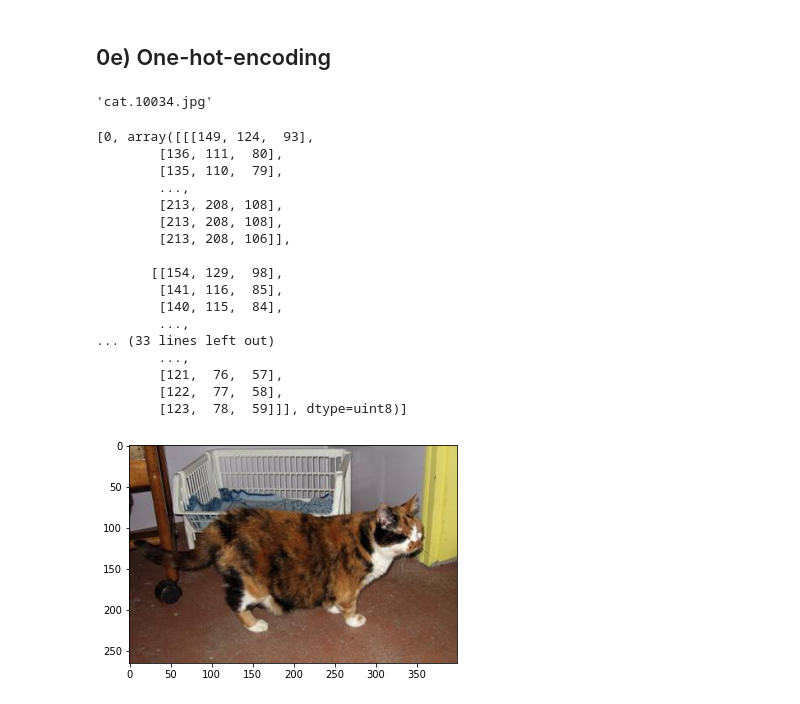
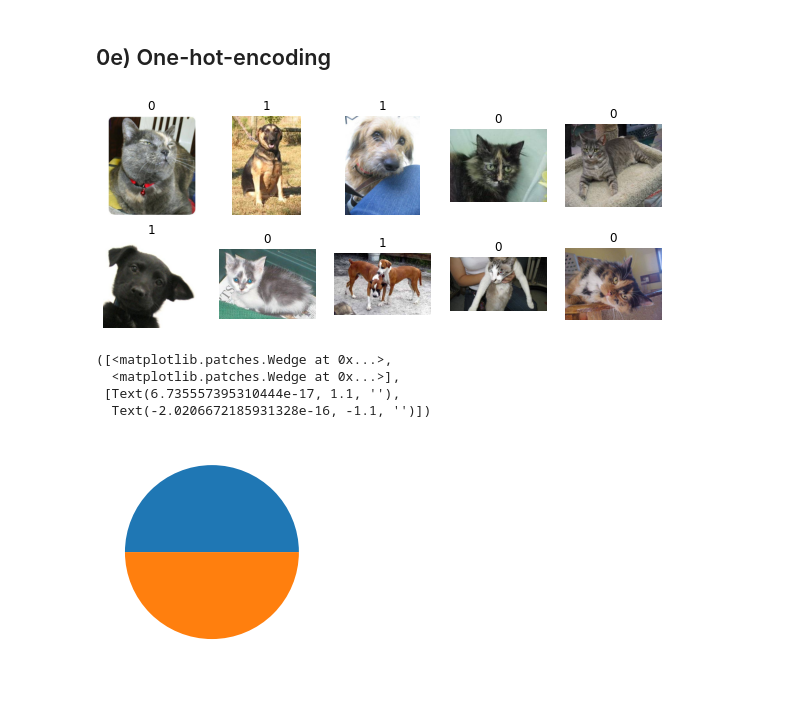
Before and after one commit to FHegardt/Deep_Learning_FH, a Jupyter notebook: Labb1/lab.ipynb, the cells around one changed output. Cells and saved outputs as stored; diff of their text form; code cells hidden in the pictures.

```diff
--- a/Labb1/lab.ipynb
+++ b/Labb1/lab.ipynb
@@ -79,39 +76,36 @@ import numpy as np
 temporary_train = np.array(os.listdir("./experiment_small_data/train"))
 temporary_test = np.array(os.listdir("./experiment_small_data/test"))
 temporary_val = np.array(os.listdir("./experiment_small_data/val"))
-train_list = []
+X_train = []
+y_train = []
 test_list = []
 val_list = []
 
 
 temporary_train = np.array(os.listdir("./experiment_small_data/train"))
+rnd.shuffle(temporary_train)
+
 for i,_ in enumerate(temporary_train):
     if temporary_train[i][0:3] == "dog":
         animal = 1
     elif temporary_train[i][0:3] == "cat":
         animal = 0
-    train_list.append([animal, plt.imread(f"./experiment_small_data/train/{temporary_train[i]}")])
+    X_train.append(plt.imread(f"./experiment_small_data/train/{temporary_train[i]}"))
+    y_train.append(animal)
-# %% [output]
-'cat.10034.jpg'
-# %%
-plt.imshow(train_list[55][1])
-print(train_list[55])
-# %% [output]
-[0, array([[[149, 124,  93],
-        [136, 111,  80],
-        [135, 110,  79],
-        ...,
-        [213, 208, 108],
-        [213, 208, 108],
-        [213, 208, 106]],
-
-       [[154, 129,  98],
-        [141, 116,  85],
-        [140, 115,  84],
-        ...,
-... (33 lines left out)
-        ...,
-        [121,  76,  57],
-        [122,  77,  58],
-        [123,  78,  59]]], dtype=uint8)]
-[figure, removed]
+# %%
+# plotting
+fig, axes = plt.subplots(2,5, figsize = (10,4))
+for i, ax in enumerate(axes.flatten()):
+    ax.imshow(X_train[i], cmap = "gray")
+    ax.axis("off")
+    ax.set(title=y_train[i])
+# %% [output]
+[figure, added]
+# %%
+plt.pie([y_train.count(0),y_train.count(1)])
+# %% [output]
+([<matplotlib.patches.Wedge at 0x...>,
+  <matplotlib.patches.Wedge at 0x...>],
+ [Text(6.735557395310444e-17, 1.1, ''),
+  Text(-2.0206672185931328e-16, -1.1, '')])
+[figure, added]
```
Also changed, not shown: parts of 5 cells of this notebook.
